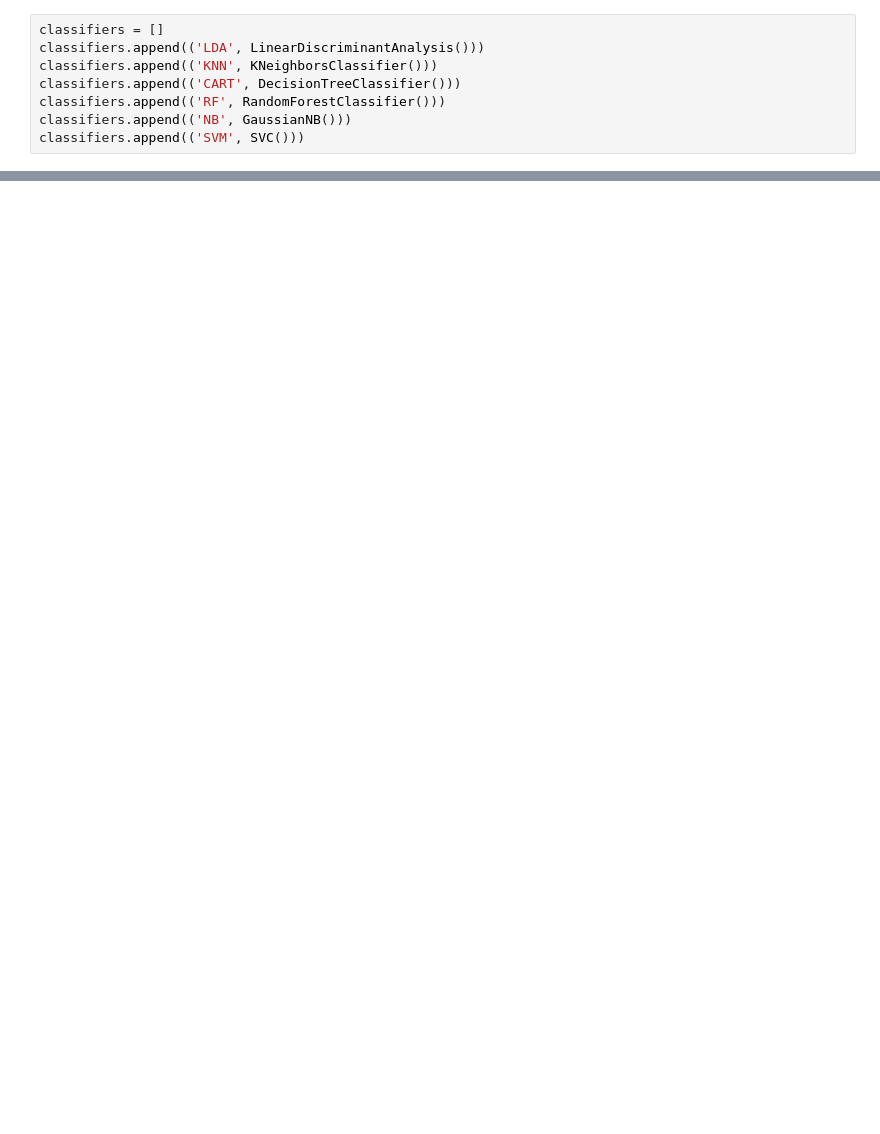
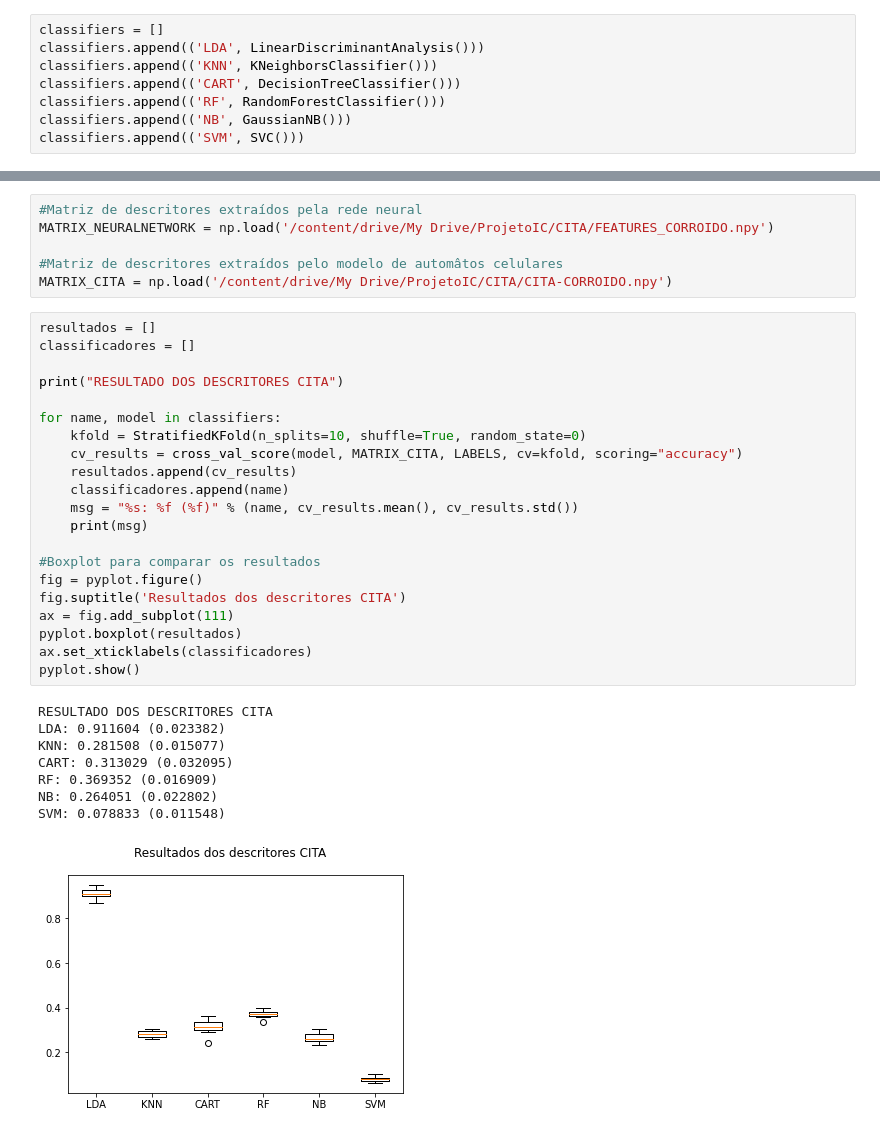
Before and after one commit to maricamolesi/Iniciacao-Cientifica, a Jupyter notebook: Classificadores.ipynb, the cells around one changed output, grey strips where cells are left out. Drawn from its saved outputs; the diff is of its cells as text; blank space fills up the shorter version.

```diff
--- a/Classificadores.ipynb
+++ b/Classificadores.ipynb
@@ -103,0 +106,36 @@ SVM: 0.959910 (0.006193)
+# %%
+#Matriz de descritores extraídos pela rede neural
+MATRIX_NEURALNETWORK = np.load('/content/drive/My Drive/ProjetoIC/CITA/FEATURES_CORROIDO.npy')
+
+#Matriz de descritores extraídos pelo modelo de automâtos celulares
+MATRIX_CITA = np.load('/content/drive/My Drive/ProjetoIC/CITA/CITA-CORROIDO.npy')
+# %%
+resultados = []
+classificadores = []
+
+print("RESULTADO DOS DESCRITORES CITA")
+
+for name, model in classifiers:
+    kfold = StratifiedKFold(n_splits=10, shuffle=True, random_state=0)
+    cv_results = cross_val_score(model, MATRIX_CITA, LABELS, cv=kfold, scoring="accuracy")
+    resultados.append(cv_results)
+    classificadores.append(name)
+    msg = "%s: %f (%f)" % (name, cv_results.mean(), cv_results.std())
+    print(msg)
+
+#Boxplot para comparar os resultados
+fig = pyplot.figure()
+fig.suptitle('Resultados dos descritores CITA')
+ax = fig.add_subplot(111)
+pyplot.boxplot(resultados)
+ax.set_xticklabels(classificadores)
+pyplot.show()
+# %% [output]
+RESULTADO DOS DESCRITORES CITA
+LDA: 0.911604 (0.023382)
+KNN: 0.281508 (0.015077)
+CART: 0.313029 (0.032095)
+RF: 0.369352 (0.016909)
+NB: 0.264051 (0.022802)
+SVM: 0.078833 (0.011548)
+[figure, added]
```
Also changed, not shown: parts of 15 cells of this notebook.
